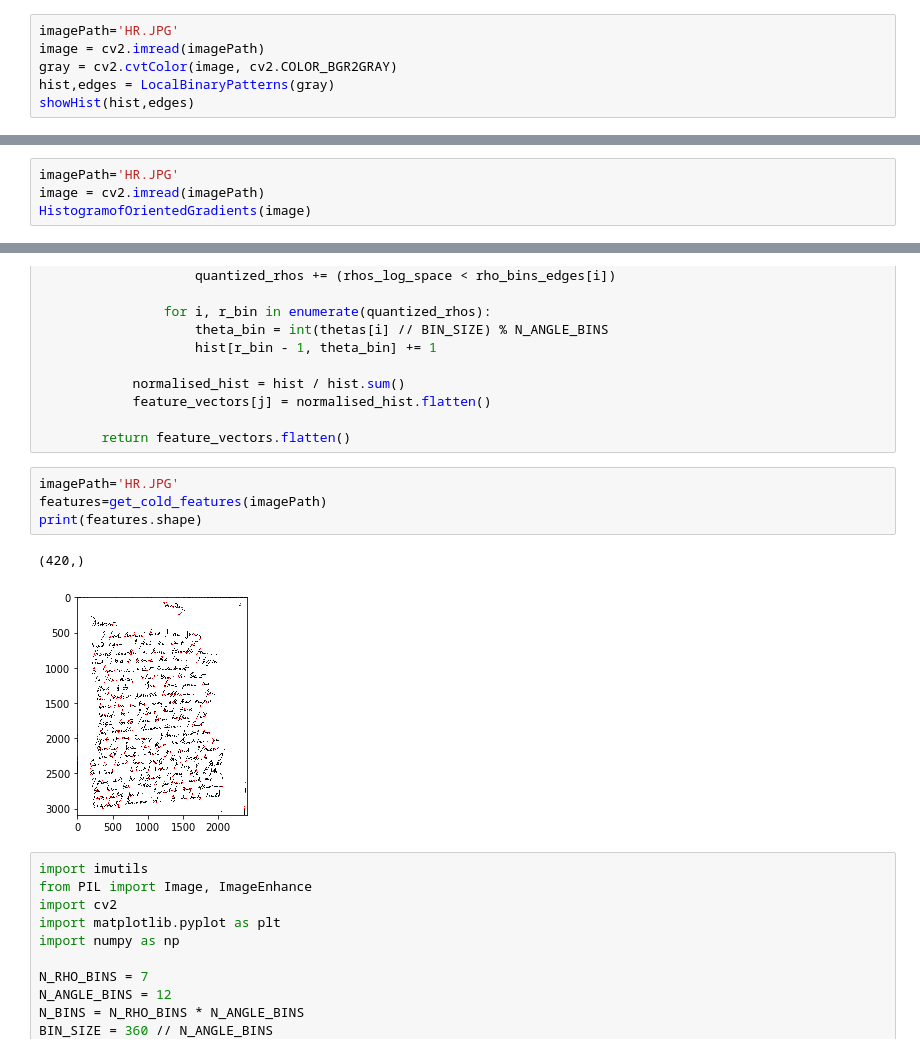
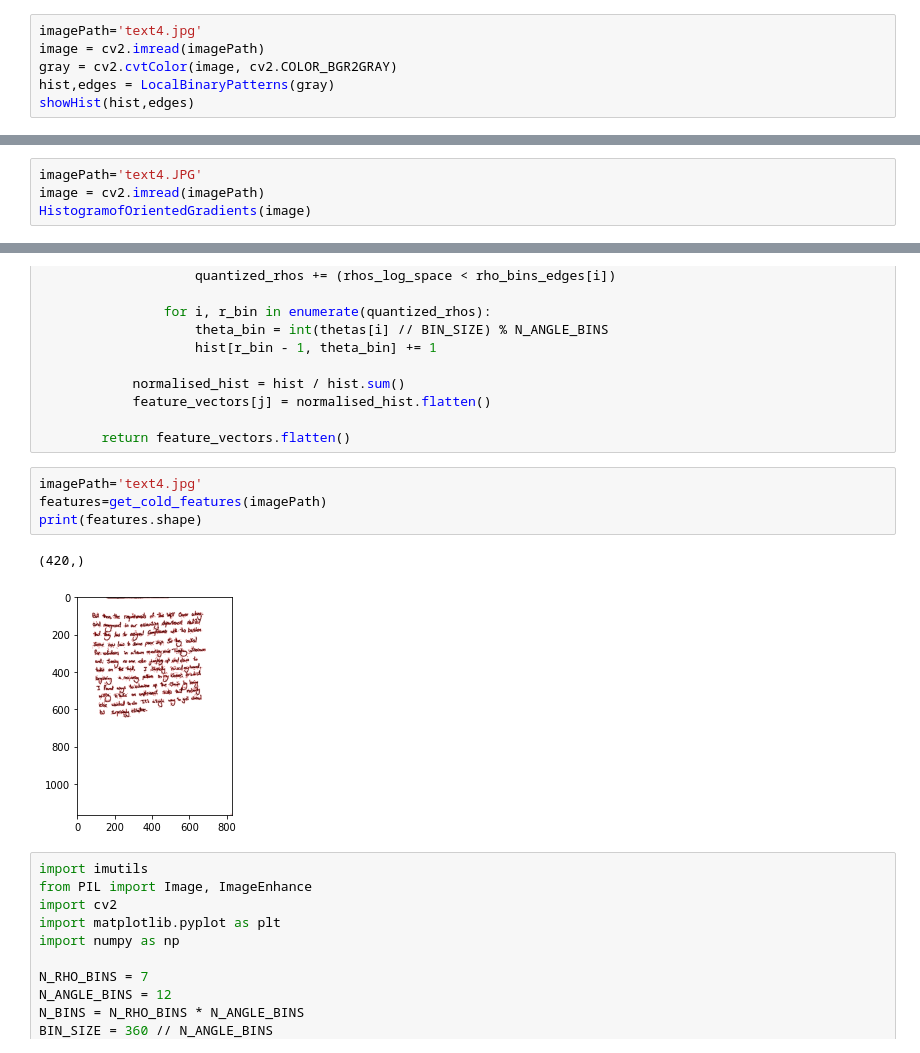
Before and after one commit to Raghad-Khaled/Handwriting-Based-Gender-Classification, a Jupyter notebook: Task1_Raghad.ipynb, the cells around one changed output, grey strips where cells are left out. Saved outputs shown, nothing was run; the diff lists cells and outputs as text.

```diff
--- a/Task1_Raghad.ipynb
+++ b/Task1_Raghad.ipynb
@@ -32,7 +32,7 @@ def showHist(hist,edges):
     ax.bar(edges[:-1], hist, width=np.diff(edges), edgecolor="red", align="edge")
     plt.show()
 # %%
-imagePath='HR.JPG'
+imagePath='text4.jpg'
 image = cv2.imread(imagePath)
 gray = cv2.cvtColor(image, cv2.COLOR_BGR2GRAY)
 hist,edges = LocalBinaryPatterns(gray)
@@ -56,7 +56,7 @@ def HistogramofOrientedGradients(image):
 
     plt.imshow(hog_image, cmap="gray")
 # %%
-imagePath='HR.JPG'
+imagePath='text4.JPG'
 image = cv2.imread(imagePath)
 HistogramofOrientedGradients(image)
 # %% [output]
@@ -158,12 +158,12 @@ def get_cold_features(img_file, approx_poly_factor = 0.01):
 
         return feature_vectors.flatten()
 # %%
-imagePath='HR.JPG'
+imagePath='text4.jpg'
 features=get_cold_features(imagePath)
 print(features.shape)
 # %% [output]
 (420,)
-[figure, old version]
+[figure, new version]
 # %%
 import imutils
 from PIL import Image, ImageEnhance
```
Also changed, not shown: parts of 2 cells of this notebook, 2 other files.
